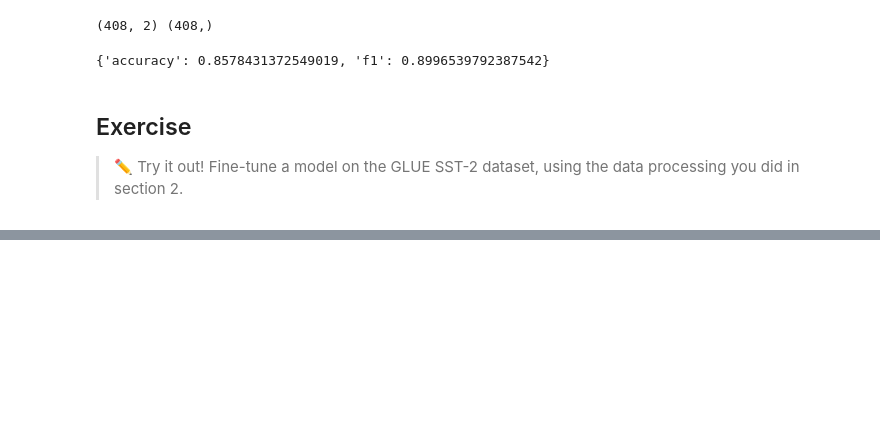
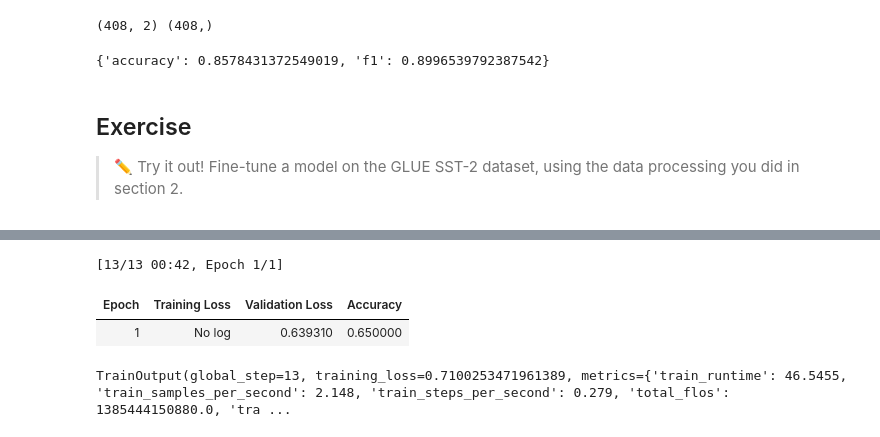
Before and after one commit to Yajie-Xu/HuggingFace-Course-NLP, a Jupyter notebook: course/en/chapter3/section3.ipynb, the cells around one changed output, grey strips where cells are left out. Drawn from its saved outputs; the diff is of its cells as text; code cells hidden in the pictures; blank space fills up the shorter version.

```diff
--- a/course/en/chapter3/section3.ipynb
+++ b/course/en/chapter3/section3.ipynb
@@ -107,3 +125,78 @@ trainer.train()
 ## Exercise
 
 >✏️ Try it out! Fine-tune a model on the GLUE SST-2 dataset, using the data processing you did in section 2.
+# %%
+# Load necessary libraries
+import evaluate
+import numpy as np
+from datasets import load_dataset
+from transformers import (
+    AutoTokenizer, DataCollatorWithPadding,
+    AutoModelForSequenceClassification, TrainingArguments, Trainer
+)
+
+# Load the dataset
+raw_datasets = load_dataset("glue", "sst2")
+
+# Load tokenizer
+checkpoint = "bert-base-uncased"
+tokenizer = AutoTokenizer.from_pretrained(checkpoint)
+
+# Tokenization function
+def tokenize_function(example):
+    return tokenizer(example["sentence"], truncation=True)
+
+# Tokenize dataset
+tokenized_datasets = raw_datasets.map(tokenize_function, batched=True)
+
+# Data collator for dynamic padding
+data_collator = DataCollatorWithPadding(tokenizer=tokenizer)
+
+# Remove unnecessary columns
+tokenized_datasets = tokenized_datasets.remove_columns(["sentence", "idx"])
+tokenized_datasets = tokenized_datasets.rename_column("label", "labels")
+tokenized_datasets.set_format("torch")
+
+## Trianing the Model
+
+# Load evaluation metric
+metric = evaluate.load("glue", "sst2")
+
+# Define compute_metrics function
+def compute_metrics(eval_preds):
+    logits, labels = eval_preds
+    predictions = np.argmax(logits, axis=-1)
+    return metric.compute(predictions=predictions, references=labels)
+
+# Define training arguments
+training_args = TrainingArguments(
+    "test-trainer",
+    evaluation_strategy="epoch",
+    logging_dir="./logs",  # Specify logging directory
+    save_strategy="no",  # Avoid saving large models
+    per_device_train_batch_size=8,  # Adjust batch size if needed
+    per_device_eval_batch_size=8,
+    num_train_epochs=1,  # Reduce epochs for faster training
+)
+
+# Load model
+model = AutoModelForSequenceClassification.from_pretrained(checkpoint, num_labels=2)
+
+# Take a small sample (e.g., 100 examples for training, 20 for validation)
+small_train_dataset = tokenized_datasets["train"].shuffle(seed=42).select(range(100))
+small_eval_dataset = tokenized_datasets["validation"].shuffle(seed=42).select(range(20))
+
+# Initialize Trainer
+trainer = Trainer(
+    model=model,
+    args=training_args,
+    train_dataset=small_train_dataset,  # Use subsampled dataset
+    eval_dataset=small_eval_dataset,
+    data_collator=data_collator,
+    tokenizer=tokenizer,
+    compute_metrics=compute_metrics,
+)
+
+# Start training
+trainer.train()
+# %% [output]
@@ -110 +205,5 @@ trainer.train()
+[13/13 00:42, Epoch 1/1]
+| Epoch | Training Loss | Validation Loss | Accuracy |
+| 1 | No log | 0.639310 | 0.650000 |
+TrainOutput(global_step=13, training_loss=0.7100253471961389, metrics={'train_runtime': 46.5455, 'train_samples_per_second': 2.148, 'train_steps_per_second': 0.279, 'total_flos': 1385444150880.0, 'tra ...
 # %%
```
Also changed, not shown: parts of 5 cells of this notebook.
